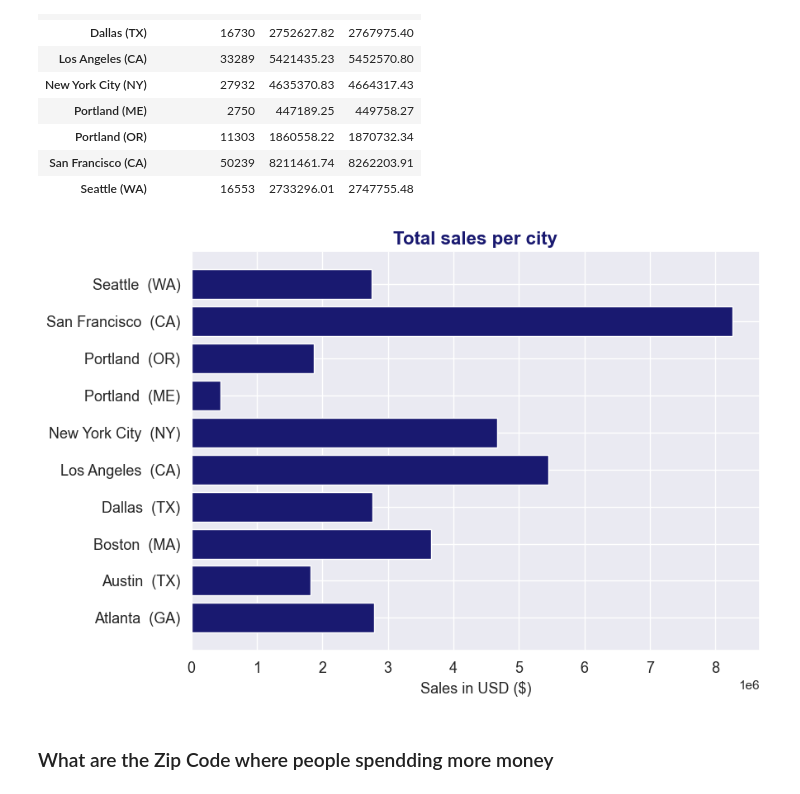
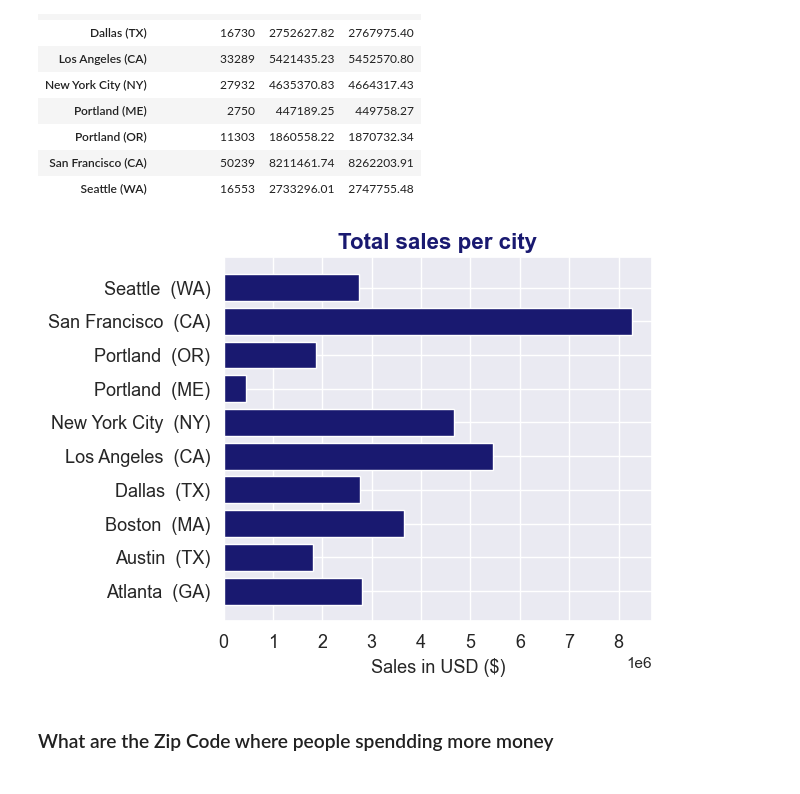
Before and after one commit to ahd687/sale_analysis_proj, a Jupyter notebook: analysis.ipynb, the cells around one changed output. Cells and saved outputs as stored; diff of their text form; code cells hidden in the pictures.

```diff
--- a/analysis.ipynb
+++ b/analysis.ipynb
@@ -291,20 +291,20 @@ all_data_sorted =results.sort_values('Sales')
 # plt.show()
 # %%
 # The horizontal bar chart
-plt.figure(figsize = (9, 6))
+#plt.figure(figsize = (9, 6))
 cities = [city for city, df in all_data.groupby('City')]
 plt.barh(y = cities, #this is an inverted bar chart, so the first argument is the y axis
         width = results['Sales'], #the second argument shows the x-axis or is the width
         color = "midnightblue")
 plt.xticks( fontsize = 13)
 plt.yticks( fontsize = 13)
 plt.title("Total sales per city", fontsize = 16, fontweight = "bold", color ="midnightblue")
 plt.xlabel("Sales in USD ($)", fontsize = 13 )
 plt.tight_layout()
 plt.savefig("Hihgest_sales_cities.png")
 plt.show()
 # %% [output]
-[figure, old version]
+[figure, new version]
 # %% [markdown]
 ### What are the Zip Code where people spendding more money
 # %%
```
Also changed, not shown: parts of 3 cells of this notebook, 4 other files.
